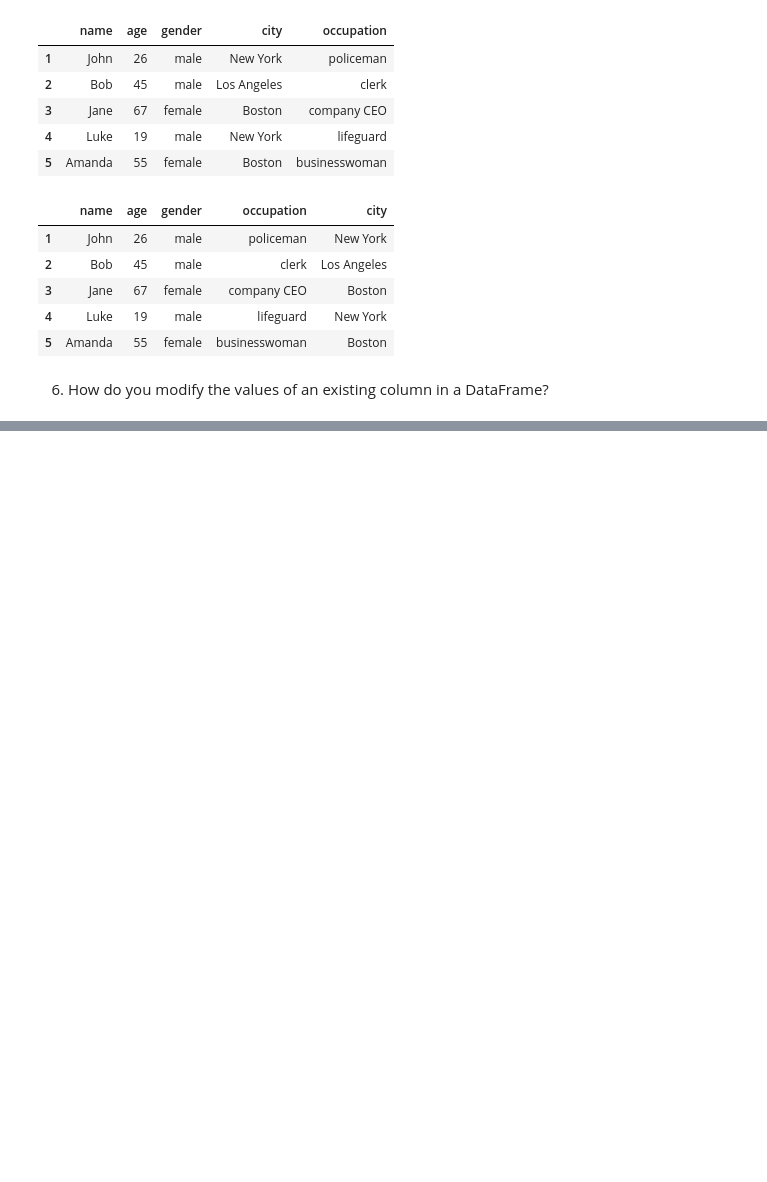
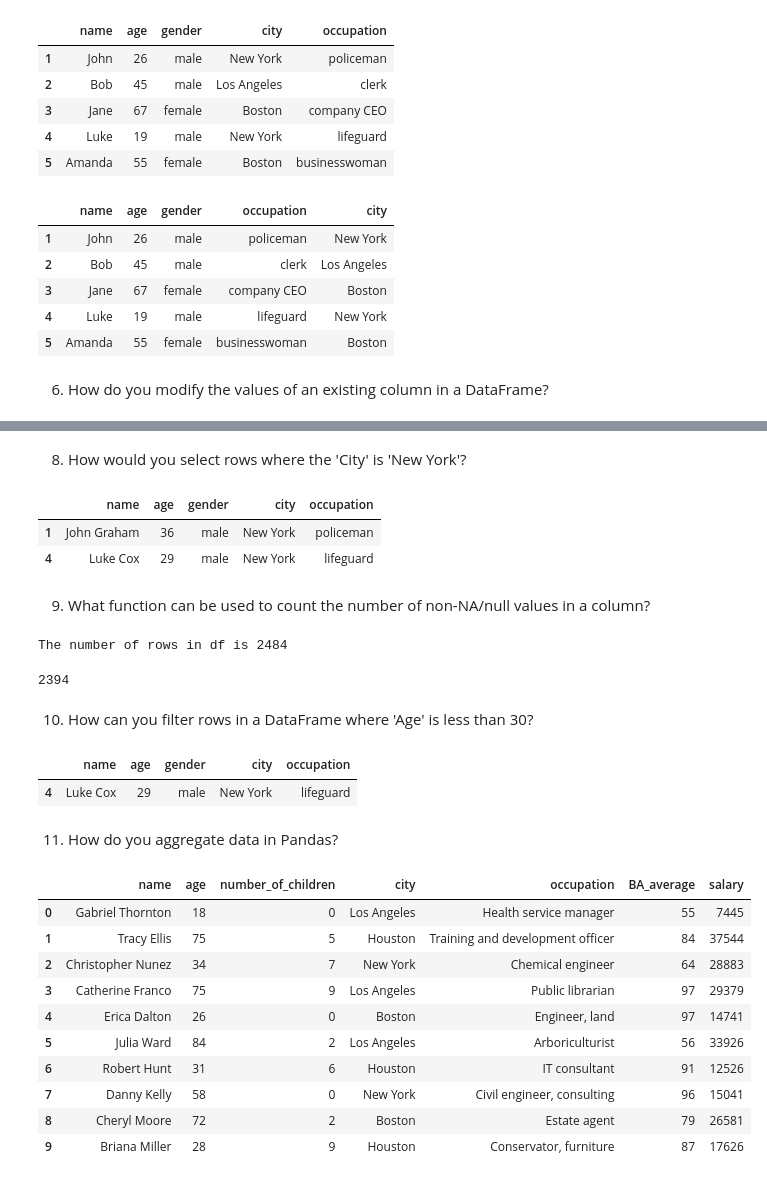
Before and after one commit to jordanriver/DScourse, a Jupyter notebook: Homework/week4_ex_jordan.ipynb, the cells around one changed output, grey strips where cells are left out. Cells and saved outputs as stored; diff of their text form; code cells hidden in the pictures; blank space fills up the shorter version.

```diff
--- a/Homework/week4_ex_jordan.ipynb
+++ b/Homework/week4_ex_jordan.ipynb
@@ -135,3 +135,8 @@ my_df[['name', 'age', 'gender', 'occupation', 'city']]
 | 5 | Amanda | 55 | female | businesswoman | Boston |
 # %% [markdown]
 6. How do you modify the values of an existing column in a DataFrame?
+# %%
+from faker import Faker
+fake = Faker()
+last_names = [fake.last_name() for _ in range(5)]
+last_names
@@ -137,0 +210,58 @@ my_df[['name', 'age', 'gender', 'occupation', 'city']]
+# %% [markdown]
+8. How would you select rows where the 'City' is 'New York'?
+# %%
+my_df[my_df['city'] == 'New York']
+# %% [output]
+|  | name | age | gender | city | occupation |
+| 1 | John Graham | 36 | male | New York | policeman |
+| 4 | Luke Cox | 29 | male | New York | lifeguard |
+# %% [markdown]
+9. What function can be used to count the number of non-NA/null values in a column?
+# %%
+print(f"The number of rows in df is {len(df)}")
+# count the number of non-NA/null values in the 'gdp_quart' column
+df['gdp_quart'].count()
+# %% [output]
+The number of rows in df is 2484
+2394
+# %% [markdown]
+10. How can you filter rows in a DataFrame where 'Age' is less than 30?
+# %%
+my_df[my_df['age'] < 30]
+# %% [output]
+|  | name | age | gender | city | occupation |
+| 4 | Luke Cox | 29 | male | New York | lifeguard |
+# %% [markdown]
+11. How do you aggregate data in Pandas?
+# %%
+names = [fake.name() for _ in range(10)]
+ages= [fake.random.randint(18, 90) for _ in range(10)]
+occupations = [fake.job() for _ in range(10)]
+salaries = [fake.random.randint(6000.0, 40000.0) for _ in range(10)]
+num_of_children = [fake.random.randint(0, 10) for _ in range(10)]
+city_index = ['Boston', 'New York', 'Los Angeles', 'Houston']
+cities = fake.random.choices(city_index, k=10)
+BA_averages = [fake.random.randint(55.0, 100.0) for _ in range(10)]
+
+students = pd.DataFrame({'name': names,
+                         'age': ages,
+                         'number_of_children': num_of_children,
+                         'city': cities,
+                         'occupation': occupations,
+                         'BA_average': BA_averages,
+                         'salary': salaries
+                         })
+
+students
+# %% [output]
+|  | name | age | number_of_children | city | occupation | BA_average | salary |
+| 0 | Gabriel Thornton | 18 | 0 | Los Angeles | Health service manager | 55 | 7445 |
+| 1 | Tracy Ellis | 75 | 5 | Houston | Training and development officer | 84 | 37544 |
+| 2 | Christopher Nunez | 34 | 7 | New York | Chemical engineer | 64 | 28883 |
+| 3 | Catherine Franco | 75 | 9 | Los Angeles | Public librarian | 97 | 29379 |
+| 4 | Erica Dalton | 26 | 0 | Boston | Engineer, land | 97 | 14741 |
+| 5 | Julia Ward | 84 | 2 | Los Angeles | Arboriculturist | 56 | 33926 |
+| 6 | Robert Hunt | 31 | 6 | Houston | IT consultant | 91 | 12526 |
+| 7 | Danny Kelly | 58 | 0 | New York | Civil engineer, consulting | 96 | 15041 |
+| 8 | Cheryl Moore | 72 | 2 | Boston | Estate agent | 79 | 26581 |
+| 9 | Briana Miller | 28 | 9 | Houston | Conservator, furniture | 87 | 17626 |
```
Also changed, not shown: parts of 10 cells of this notebook.
